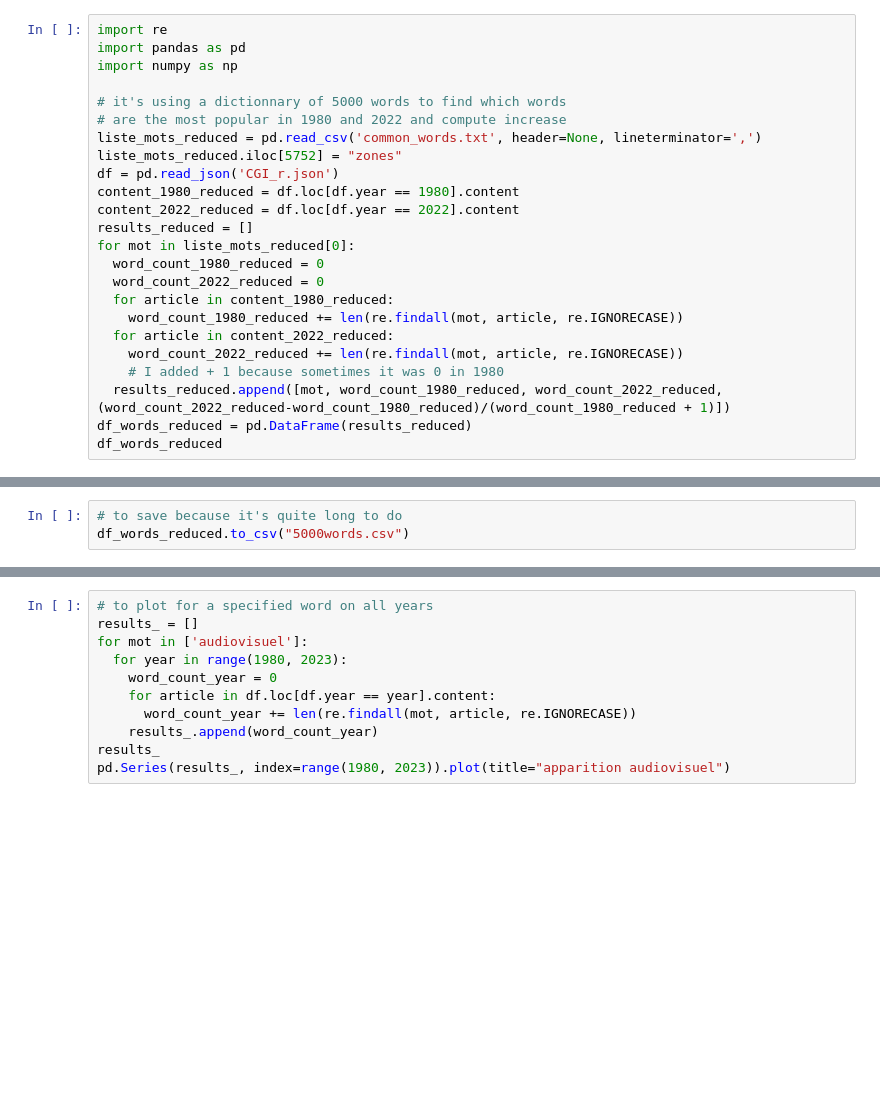
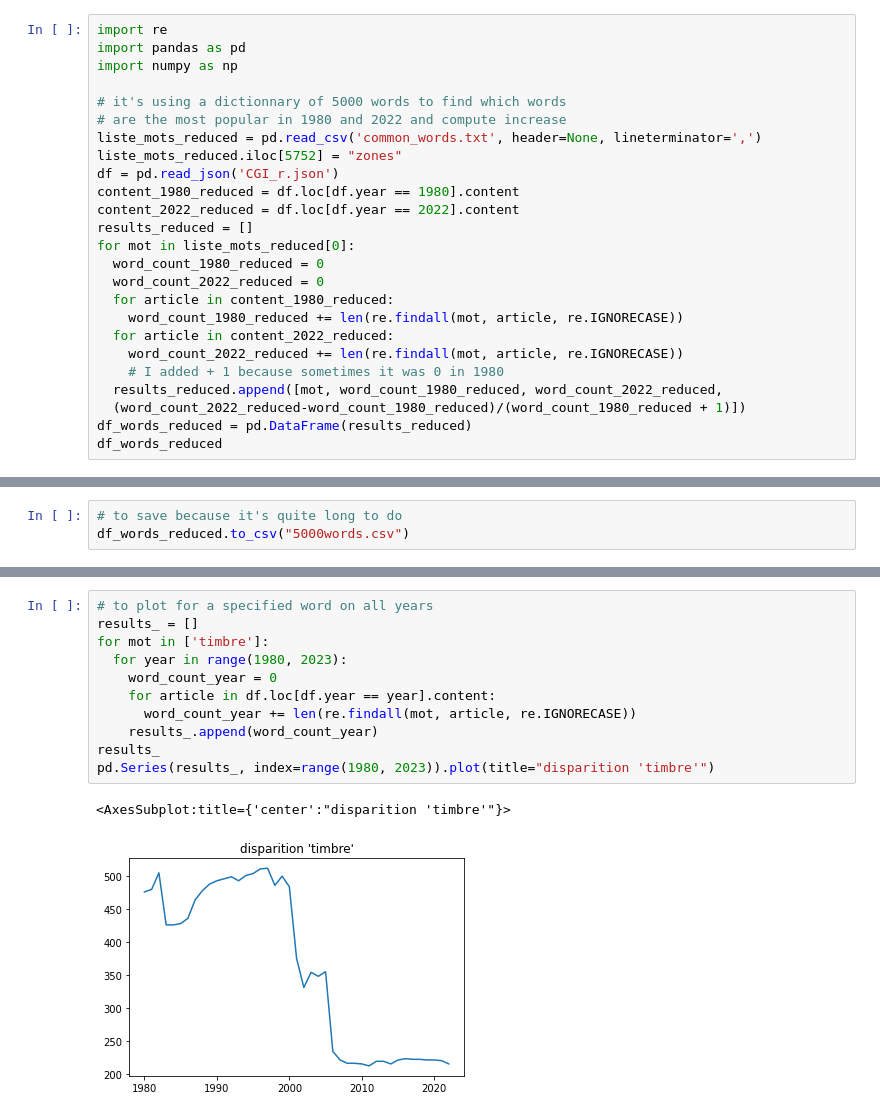
Before and after one commit to Ozymandyas/networkLegifrance, a Jupyter notebook: dictionnary_analysis.ipynb, the cells around one changed output, grey strips where cells are left out. Cells and saved outputs as stored; diff of their text form; blank space fills up the shorter version.

```diff
--- a/dictionnary_analysis.ipynb
+++ b/dictionnary_analysis.ipynb
@@ -19,6 +19,7 @@ for mot in liste_mots_reduced[0]:
   for article in content_2022_reduced:
     word_count_2022_reduced += len(re.findall(mot, article, re.IGNORECASE))
     # I added + 1 because sometimes it was 0 in 1980
-  results_reduced.append([mot, word_count_1980_reduced, word_count_2022_reduced, (word_count_2022_reduced-word_count_1980_reduced)/(word_count_1980_reduced + 1)])
+  results_reduced.append([mot, word_count_1980_reduced, word_count_2022_reduced,
+  (word_count_2022_reduced-word_count_1980_reduced)/(word_count_1980_reduced + 1)])
 df_words_reduced = pd.DataFrame(results_reduced)
 df_words_reduced
@@ -32,14 +70,17 @@ df_words_reduced.sort_values(by='augmentation', ascending=False).head(50)
 # %%
 # to plot for a specified word on all years
 results_ = []
-for mot in ['audiovisuel']:
+for mot in ['timbre']:
   for year in range(1980, 2023):
     word_count_year = 0
     for article in df.loc[df.year == year].content:
       word_count_year += len(re.findall(mot, article, re.IGNORECASE))
     results_.append(word_count_year)
 results_
-pd.Series(results_, index=range(1980, 2023)).plot(title="apparition audiovisuel")
+pd.Series(results_, index=range(1980, 2023)).plot(title="disparition 'timbre'")
+# %% [output]
+<AxesSubplot:title={'center':"disparition 'timbre'"}>
+[figure, added]
 # %%
 # to get info on a specific word like "décret"
 df_words_reduced.loc["décret"]
```
Also changed, not shown: parts of 4 cells of this notebook.
